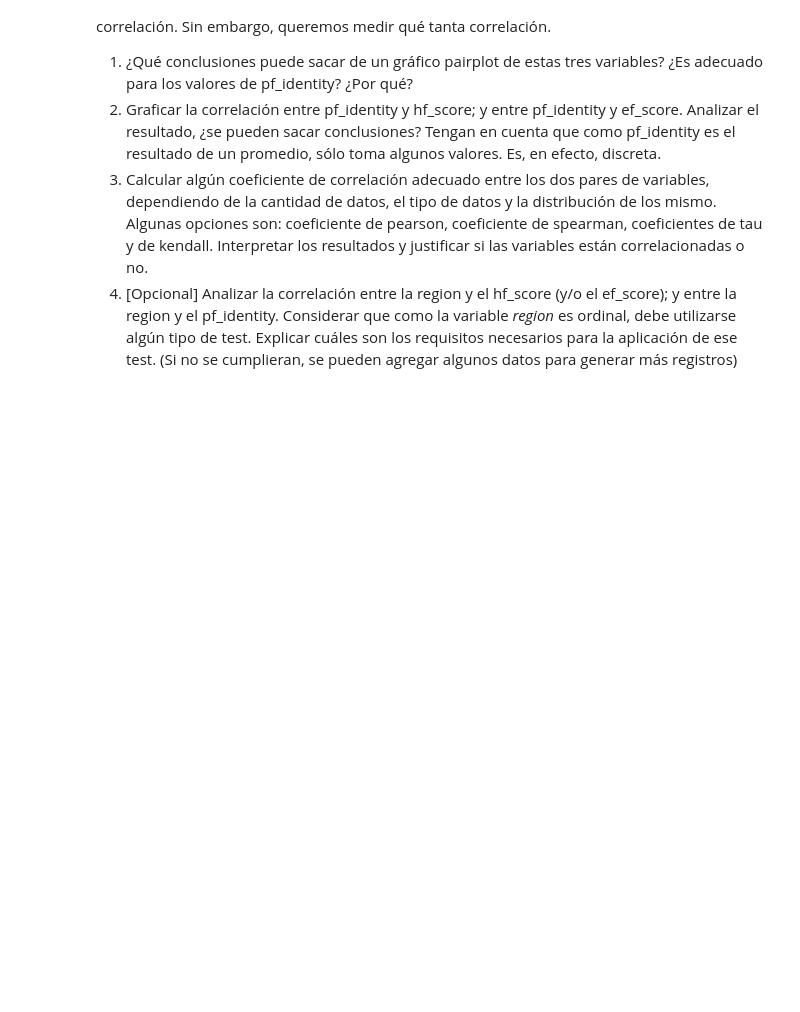
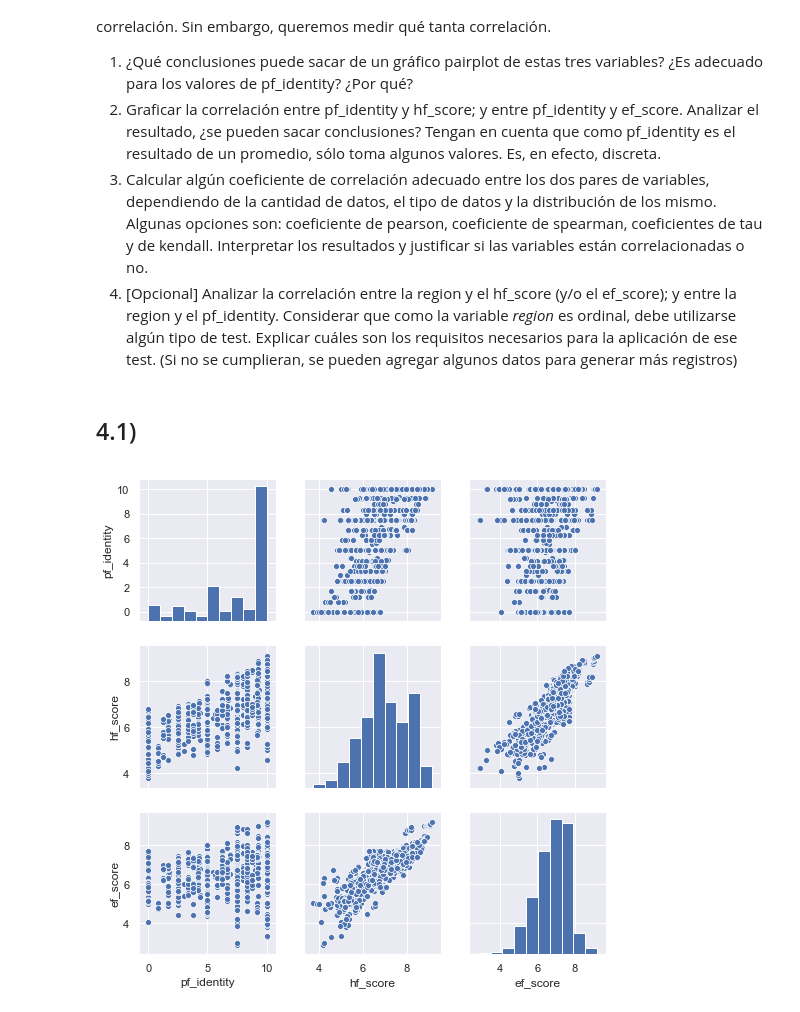
Before and after one commit to lvc0107/diplodatos, a Jupyter notebook: notebooks/practico1.ipynb, the cells around one changed output. Saved outputs shown, nothing was run; the diff lists cells and outputs as text; code cells hidden in the pictures; blank space fills up the shorter version.

```diff
--- a/notebooks/practico1.ipynb
+++ b/notebooks/practico1.ipynb
@@ -597,3 +598,12 @@ Como pf_indentity contribuye al cálculo de hf_score y ef_score, esperamos halla
 2. Graficar la correlación entre pf_identity y hf_score; y entre pf_identity y ef_score. Analizar el resultado, ¿se pueden sacar conclusiones? Tengan en cuenta que como pf_identity es el resultado de un promedio, sólo toma algunos valores. Es, en efecto, discreta.
 3. Calcular algún coeficiente de correlación adecuado entre los dos pares de variables, dependiendo de la cantidad de datos, el tipo de datos y la distribución de los mismo. Algunas opciones son: coeficiente de pearson, coeficiente de spearman, coeficientes de tau y de kendall. Interpretar los resultados y justificar si las variables están correlacionadas o no.
 4. [Opcional] Analizar la correlación entre la region y el hf_score (y/o el ef_score); y entre la region y el pf_identity. Considerar que como la variable *region* es ordinal, debe utilizarse algún tipo de test. Explicar cuáles son los requisitos necesarios para la aplicación de ese test. (Si no se cumplieran, se pueden agregar algunos datos para generar más registros)
+# %% [markdown]
+## 4.1)
+# %%
+df = dataset[['pf_identity','hf_score', 'ef_score']]
+df
+g = sb.pairplot(df)
+plt.show()
+# %% [output]
+[figure, added]
```
Also changed, not shown: parts of 15 cells of this notebook.
